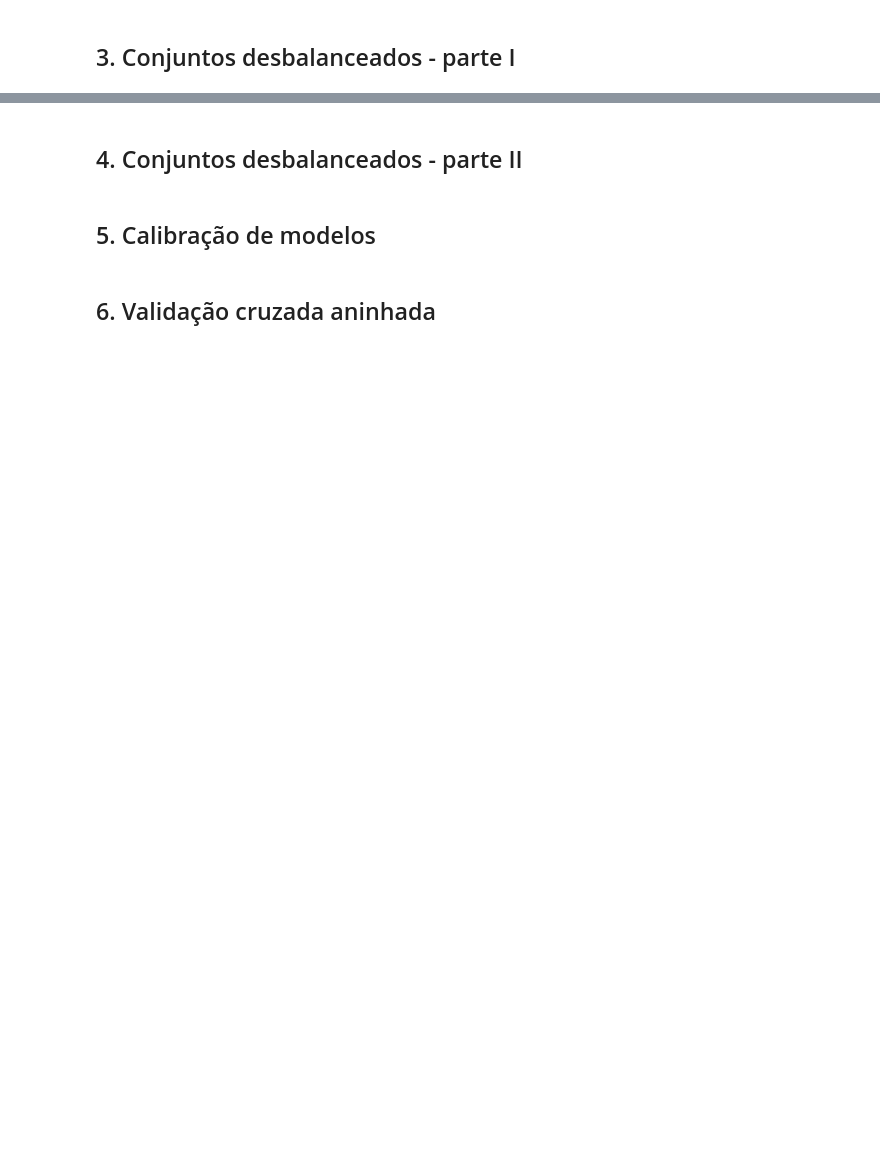
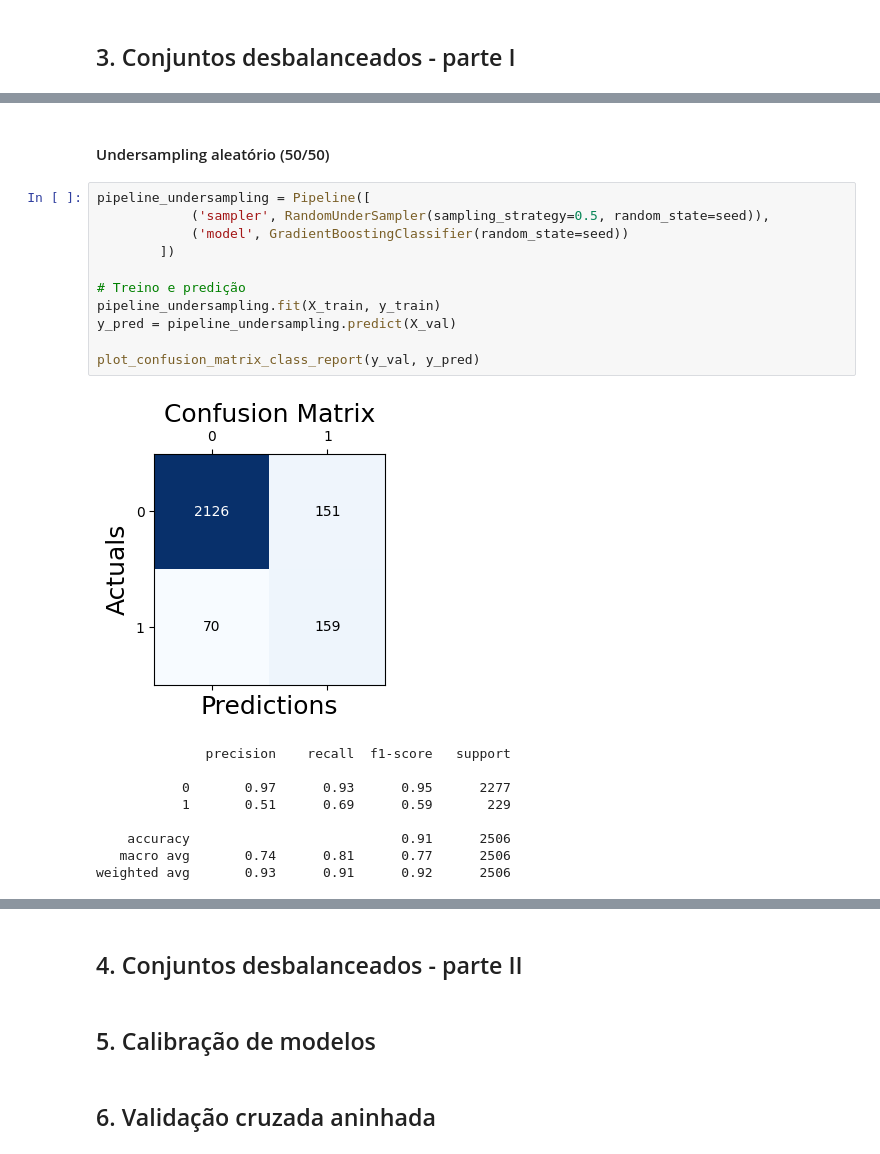
Before and after one commit to matheussmelo/Machine_Learning-PPCIC, a Jupyter notebook: T1/AM_T1_MATHEUS_SANTOS_MELO.ipynb, the cells around one changed output, grey strips where cells are left out. Cells and saved outputs as stored; diff of their text form; blank space fills up the shorter version.

```diff
--- a/T1/AM_T1_MATHEUS_SANTOS_MELO.ipynb
+++ b/T1/AM_T1_MATHEUS_SANTOS_MELO.ipynb
@@ -639,0 +751,23 @@ RMSE: 608.981
+# %% [markdown]
+#### Undersampling aleatório (50/50)
+# %%
+pipeline_undersampling = Pipeline([
+            ('sampler', RandomUnderSampler(sampling_strategy=0.5, random_state=seed)),
+            ('model', GradientBoostingClassifier(random_state=seed))
+        ])
+
+# Treino e predição
+pipeline_undersampling.fit(X_train, y_train)
+y_pred = pipeline_undersampling.predict(X_val)
+
+plot_confusion_matrix_class_report(y_val, y_pred)
+# %% [output]
+[figure, added]
+              precision    recall  f1-score   support
+
+           0       0.97      0.93      0.95      2277
+           1       0.51      0.69      0.59       229
+
+    accuracy                           0.91      2506
+   macro avg       0.74      0.81      0.77      2506
+weighted avg       0.93      0.91      0.92      2506
```
Also changed, not shown: parts of 47 cells of this notebook.
